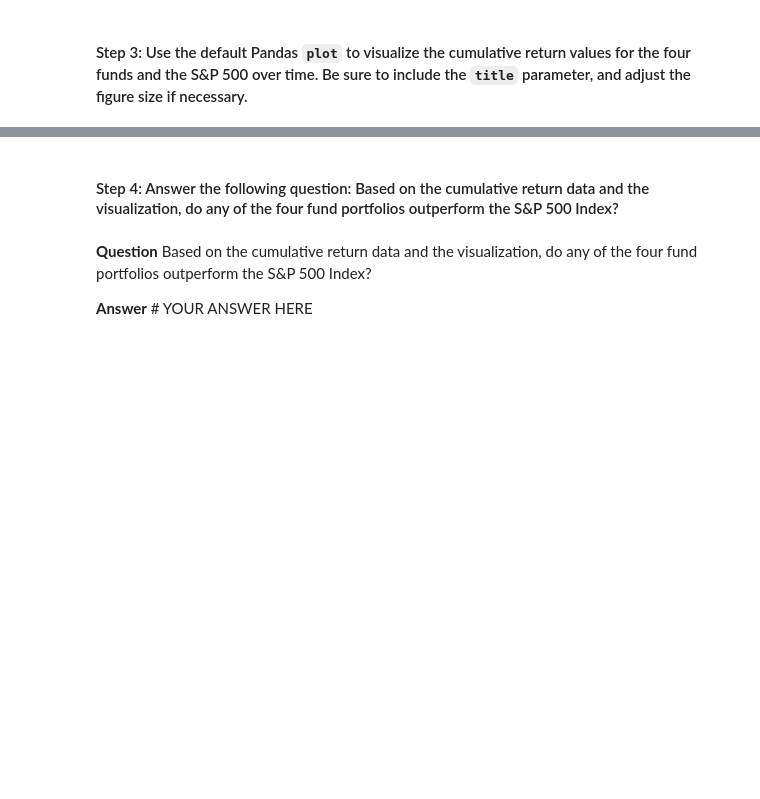
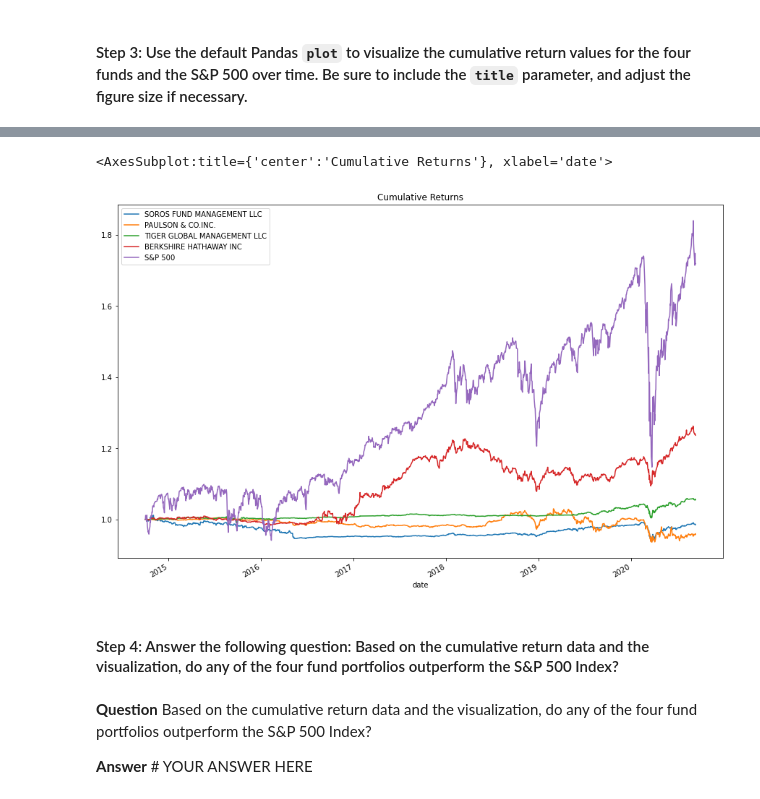
Before and after one commit to TheoG2022/TRG_Challenge_4, a Jupyter notebook: risk_return_analysis.ipynb, the cells around one changed output, grey strips where cells are left out. Saved outputs shown, nothing was run; the diff lists cells and outputs as text; code cells hidden in the pictures; blank space fills up the shorter version.

```diff
--- a/risk_return_analysis.ipynb
+++ b/risk_return_analysis.ipynb
@@ -195,3 +240,7 @@ Analyze the data to determine if any of the portfolios outperform the broader st
 # Calculate and plot the cumulative returns of the 4 fund portfolios and the S&P 500
 # Review the last 5 rows of the cumulative returns DataFrame
 # YOUR CODE HERE
+
+cumulative_returns = (1 + daily_returns).cumprod()
+
+cumulative_returns.head()
@@ -200,6 +267,11 @@ Analyze the data to determine if any of the portfolios outperform the broader st
 # %%
 # Visualize the cumulative returns using the Pandas plot function
 # Include a title parameter and adjust the figure size
 # YOUR CODE HERE
+
+cumulative_returns.plot(title="Cumulative Returns", figsize=(15,10))
+# %% [output]
+<AxesSubplot:title={'center':'Cumulative Returns'}, xlabel='date'>
+[figure, added]
 # %% [markdown]
 #### Step 4: Answer the following question: Based on the cumulative return data and the visualization, do any of the four fund portfolios outperform the S&P 500 Index?
```
Also changed, not shown: parts of 11 cells of this notebook, 1 other file.
